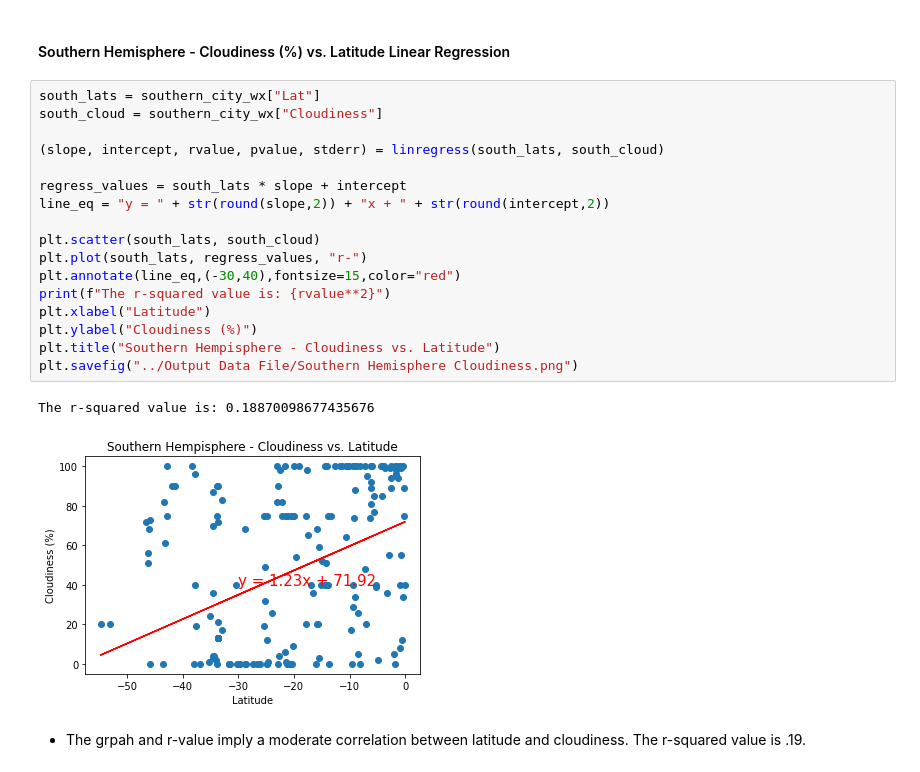
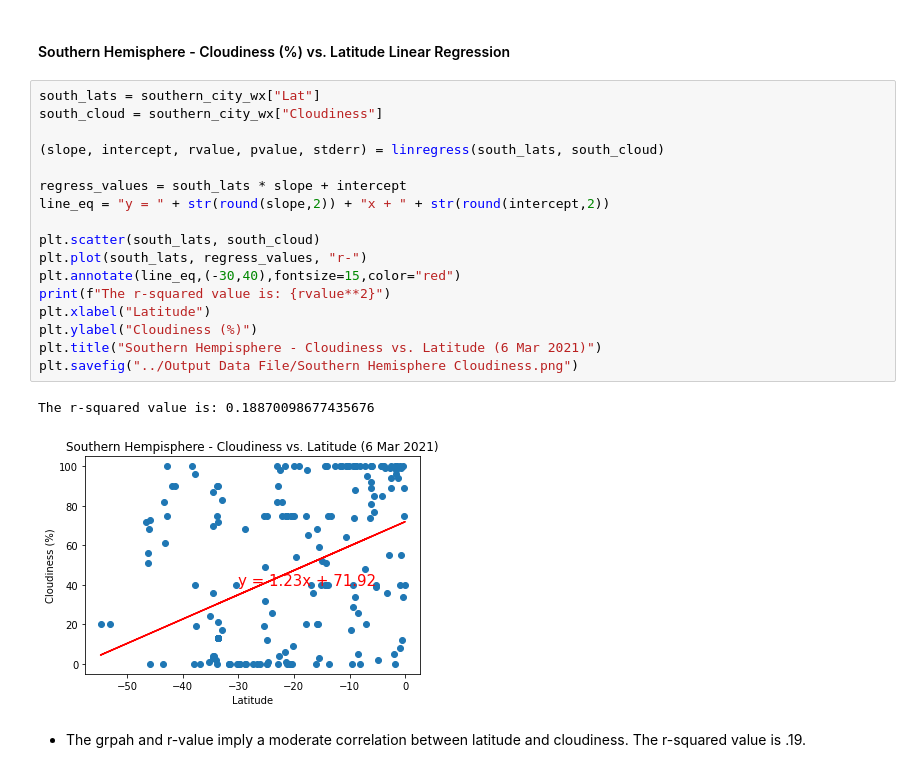
Before and after one commit to ccgrace/python-api-challenge, a Jupyter notebook: WeatherPy/WeatherPy.ipynb, the cells around one changed output. Drawn from its saved outputs; the diff is of its cells as text.

```diff
--- a/WeatherPy/WeatherPy.ipynb
+++ b/WeatherPy/WeatherPy.ipynb
@@ -388,23 +388,23 @@ The r-squared value is: 0.11113610905282809
 # %%
 south_lats = southern_city_wx["Lat"]
 south_cloud = southern_city_wx["Cloudiness"]
 
 (slope, intercept, rvalue, pvalue, stderr) = linregress(south_lats, south_cloud)
 
 regress_values = south_lats * slope + intercept
 line_eq = "y = " + str(round(slope,2)) + "x + " + str(round(intercept,2))
 
 plt.scatter(south_lats, south_cloud)
 plt.plot(south_lats, regress_values, "r-")
 plt.annotate(line_eq,(-30,40),fontsize=15,color="red")
 print(f"The r-squared value is: {rvalue**2}")
 plt.xlabel("Latitude")
 plt.ylabel("Cloudiness (%)")
-plt.title("Southern Hempisphere - Cloudiness vs. Latitude")
+plt.title("Southern Hempisphere - Cloudiness vs. Latitude (6 Mar 2021)")
 plt.savefig("../Output Data File/Southern Hemisphere Cloudiness.png")
 # %% [output]
 The r-squared value is: 0.18870098677435676
-[figure, old version]
+[figure, new version]
 # %% [markdown]
 - The grpah and r-value imply a moderate correlation between latitude and cloudiness. The r-squared value is .19.
 # %% [markdown]
```
Also changed, not shown: parts of 11 cells of this notebook, 8 other files.
